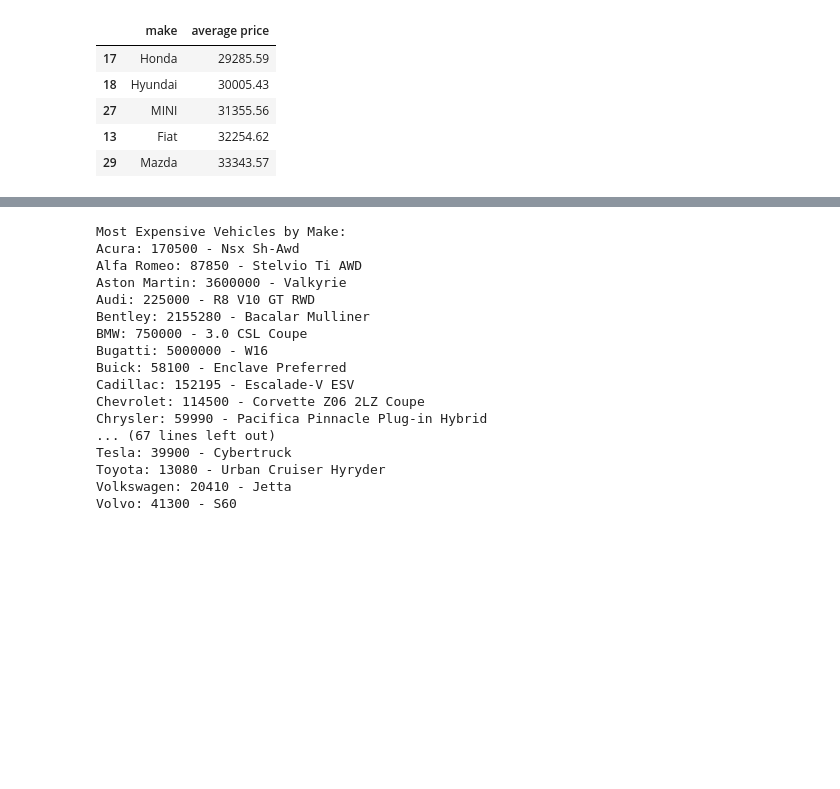
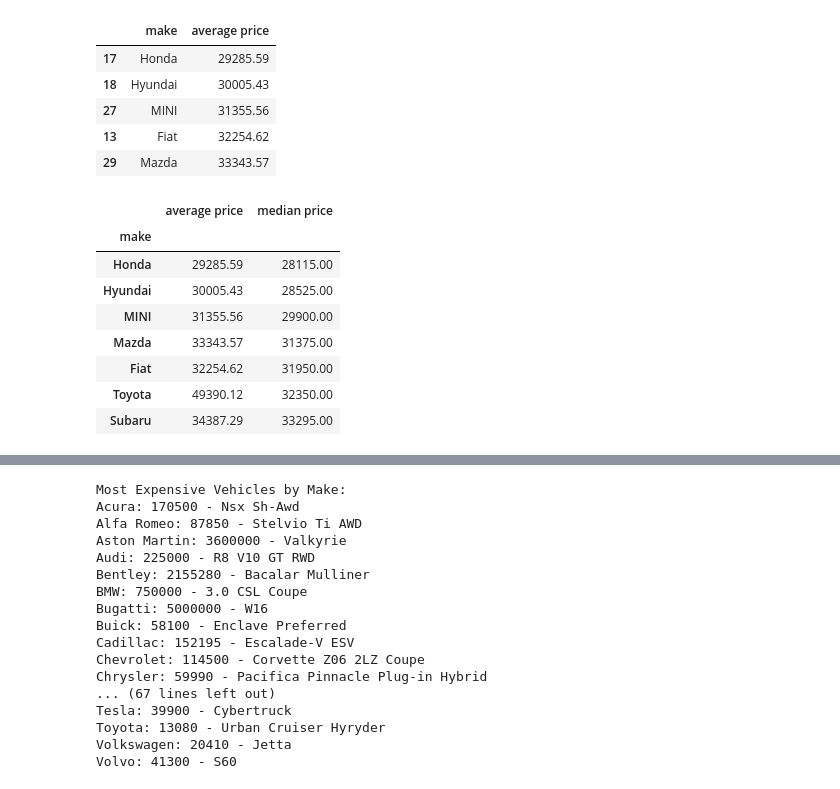
Before and after one commit to raniljoshua/Data-Analysis-Bootcamp_Project-1, a Jupyter notebook: vehicle_analysis.ipynb, the cells around one changed output, grey strips where cells are left out. Cells and saved outputs as stored; diff of their text form; code cells hidden in the pictures; blank space fills up the shorter version.

```diff
--- a/vehicle_analysis.ipynb
+++ b/vehicle_analysis.ipynb
@@ -115,5 +116,19 @@ cheapest_vehicles
 | 27 | MINI | 31355.56 |
 | 13 | Fiat | 32254.62 |
 | 29 | Mazda | 33343.57 |
+# %%
+#5 cheapest by median
+cheapest_vehicles_median = make_mean_median_price.sort_values(by='median price')
+cheapest_vehicles_median.head(7)
+# %% [output]
+|  | average price | median price |
+| make |  |  |
+| Honda | 29285.59 | 28115.00 |
+| Hyundai | 30005.43 | 28525.00 |
+| MINI | 31355.56 | 29900.00 |
+| Mazda | 33343.57 | 31375.00 |
+| Fiat | 32254.62 | 31950.00 |
+| Toyota | 49390.12 | 32350.00 |
+| Subaru | 34387.29 | 33295.00 |
 # %%
 #5 most expensive manufactuerers
```
Also changed, not shown: parts of 2 cells of this notebook.
